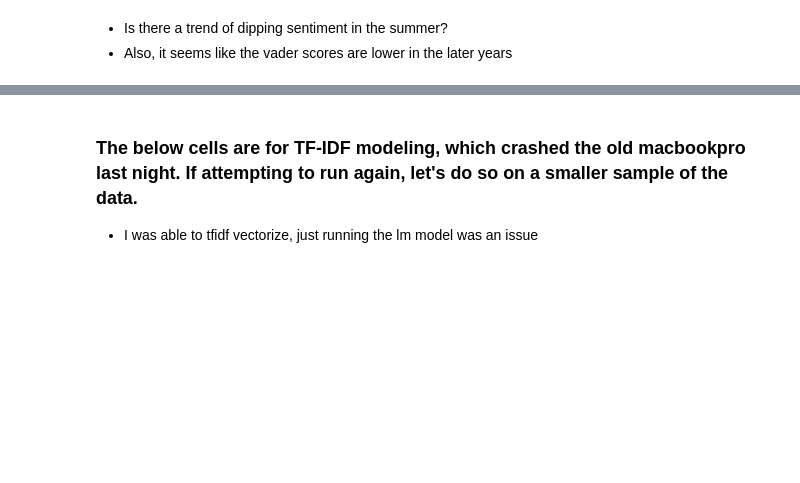
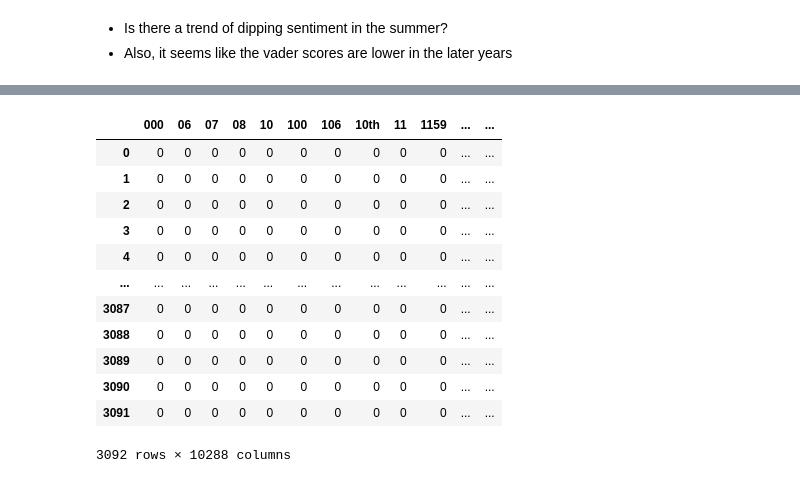
Before and after one commit to npr-nlp/npr-nlp-project, a Jupyter notebook: brian_explore_notebook.ipynb, the cells around one changed output, grey strips where cells are left out. Cells and saved outputs as stored; diff of their text form; code cells hidden in the pictures; blank space fills up the shorter version.

Commit message:
finally got through two models, although with questions

```diff
--- a/brian_explore_notebook.ipynb
+++ b/brian_explore_notebook.ipynb
@@ -990,0 +1008,2 @@ y_test = pd.DataFrame(test.tax_value, columns=['tax_value'])
+# %%
+rest = rest.dropna()
@@ -990,0 +1100,9 @@ y_test = pd.DataFrame(test.tax_value, columns=['tax_value'])
+# %%
+from sklearn.model_selection import train_test_split
+
+
+
+cv_train, cv_test = train_test_split(rest, test_size = .2, \
+                                     random_state=123, stratify= rest.speaker)
+cv_train, cv_validate = train_test_split(cv_train, test_size=.3, random_state=123, \
+                                         stratify= cv_train.speaker)
@@ -990,0 +1113,9 @@ y_test = pd.DataFrame(test.tax_value, columns=['tax_value'])
+# %%
+cv_X_train = cv_train.drop(columns=['speaker'])
+cv_y_train = pd.DataFrame(cv_train.speaker, columns=['speaker'])
+
+cv_X_validate = cv_validate.drop(columns=['speaker'])
+cv_y_validate = pd.DataFrame(cv_validate.speaker, columns=['speaker'])
+
+cv_X_test = cv_test.drop(columns=['speaker'])
+cv_y_test = pd.DataFrame(cv_test.speaker, columns=['speaker'])
@@ -992,4 +1142,4 @@ y_test = pd.DataFrame(test.tax_value, columns=['tax_value'])
 from sklearn.feature_extraction.text import CountVectorizer
 
 cv = CountVectorizer()
-X_bag_of_words= cv.fit_transform(X_train)
+X_bag_of_words= cv.fit_transform(cv_X_train.lemmatized)
@@ -1002,3 +1150,19 @@ len(cv.vocabulary_)
-# %% [markdown]
-### The below cells are for TF-IDF modeling, which crashed the old macbookpro last night.  If attempting to run again, let's do so on a smaller sample of the data.
-- I was able to tfidf vectorize, just running the lm model was an issue
+# %%
+bow = pd.DataFrame(X_bag_of_words.todense(), columns=cv.get_feature_names())
+bow
+# this is way too big to visualize dense
+# ok i was able to visualize dense the rest df derived from the 100_000 sized sample
+# %% [output]
+|  | 000 | 06 | 07 | 08 | 10 | 100 | 106 | 10th | 11 | 1159 | ... | ... |
+| 0 | 0 | 0 | 0 | 0 | 0 | 0 | 0 | 0 | 0 | 0 | ... | ... |
+| 1 | 0 | 0 | 0 | 0 | 0 | 0 | 0 | 0 | 0 | 0 | ... | ... |
+| 2 | 0 | 0 | 0 | 0 | 0 | 0 | 0 | 0 | 0 | 0 | ... | ... |
+| 3 | 0 | 0 | 0 | 0 | 0 | 0 | 0 | 0 | 0 | 0 | ... | ... |
+| 4 | 0 | 0 | 0 | 0 | 0 | 0 | 0 | 0 | 0 | 0 | ... | ... |
+| ... | ... | ... | ... | ... | ... | ... | ... | ... | ... | ... | ... | ... |
+| 3087 | 0 | 0 | 0 | 0 | 0 | 0 | 0 | 0 | 0 | 0 | ... | ... |
+| 3088 | 0 | 0 | 0 | 0 | 0 | 0 | 0 | 0 | 0 | 0 | ... | ... |
+| 3089 | 0 | 0 | 0 | 0 | 0 | 0 | 0 | 0 | 0 | 0 | ... | ... |
+| 3090 | 0 | 0 | 0 | 0 | 0 | 0 | 0 | 0 | 0 | 0 | ... | ... |
+| 3091 | 0 | 0 | 0 | 0 | 0 | 0 | 0 | 0 | 0 | 0 | ... | ... |
+3092 rows × 10288 columns
```
Also changed, not shown: parts of 50 cells of this notebook, 1 other file.
